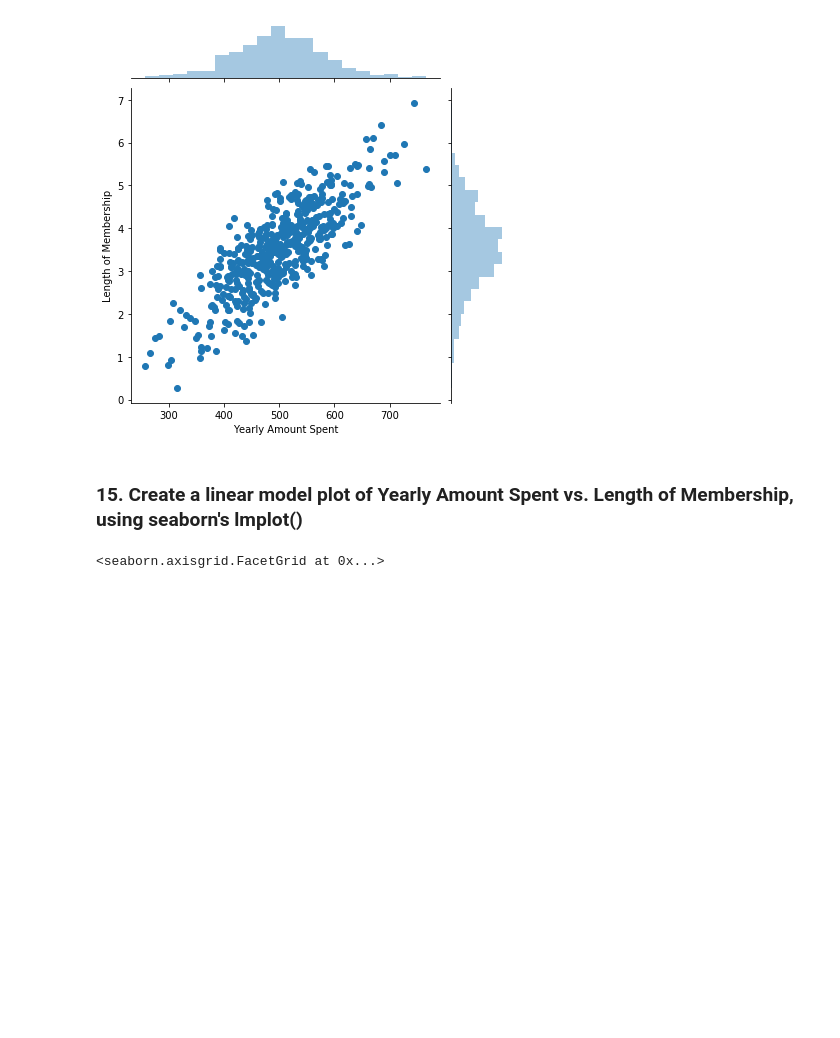
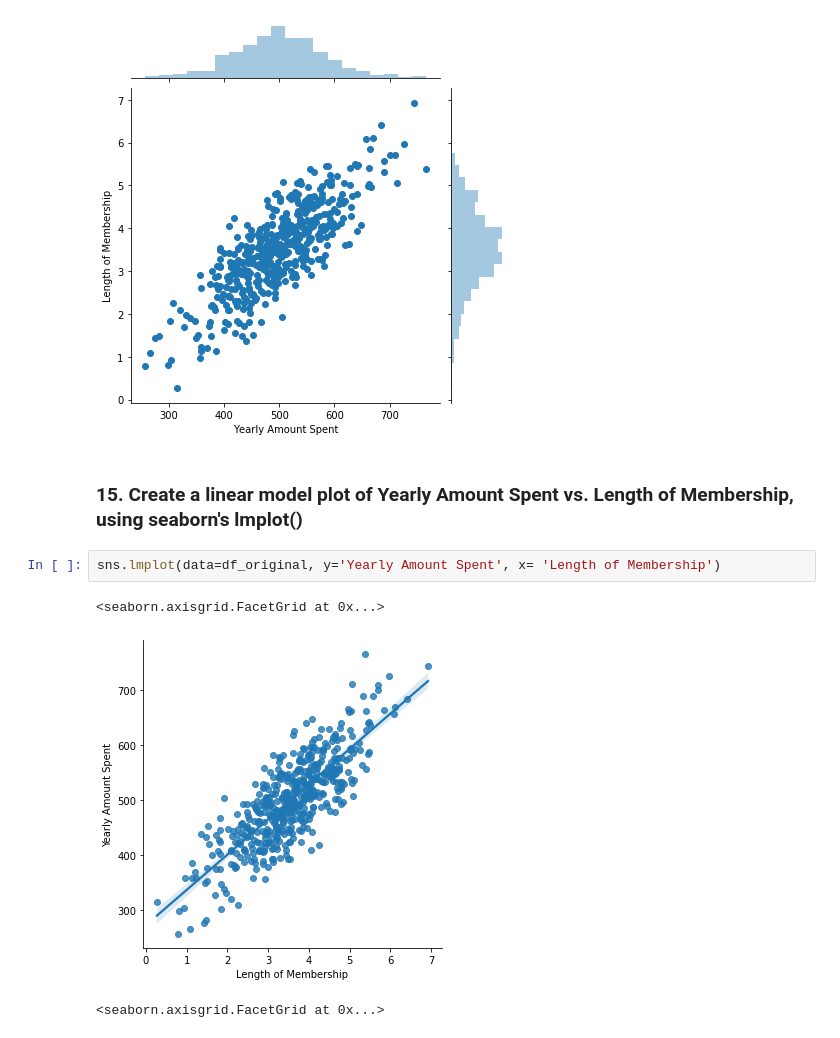
Before and after one commit to maxxig/DataSciencePythonCourse, a Jupyter notebook: 86. linear regression test/Linear+Regression+Task.ipynb, the cells around one changed output. Saved outputs shown, nothing was run; the diff lists cells and outputs as text; blank space fills up the shorter version.

```diff
--- a/86. linear regression test/Linear+Regression+Task.ipynb
+++ b/86. linear regression test/Linear+Regression+Task.ipynb
@@ -166,6 +176,11 @@ sns.pairplot(data=df_original)
 [figure]
 # %% [markdown]
 ### 15. Create a linear model plot of Yearly Amount Spent vs. Length of Membership, using seaborn's lmplot()
+# %%
+sns.lmplot(data=df_original, y='Yearly Amount Spent', x= 'Length of Membership')
+# %% [output]
+<seaborn.axisgrid.FacetGrid at 0x...>
+[figure, added]
 # %%
 # %% [output]
 <seaborn.axisgrid.FacetGrid at 0x...>
```
Also changed, not shown: parts of 18 cells of this notebook.
